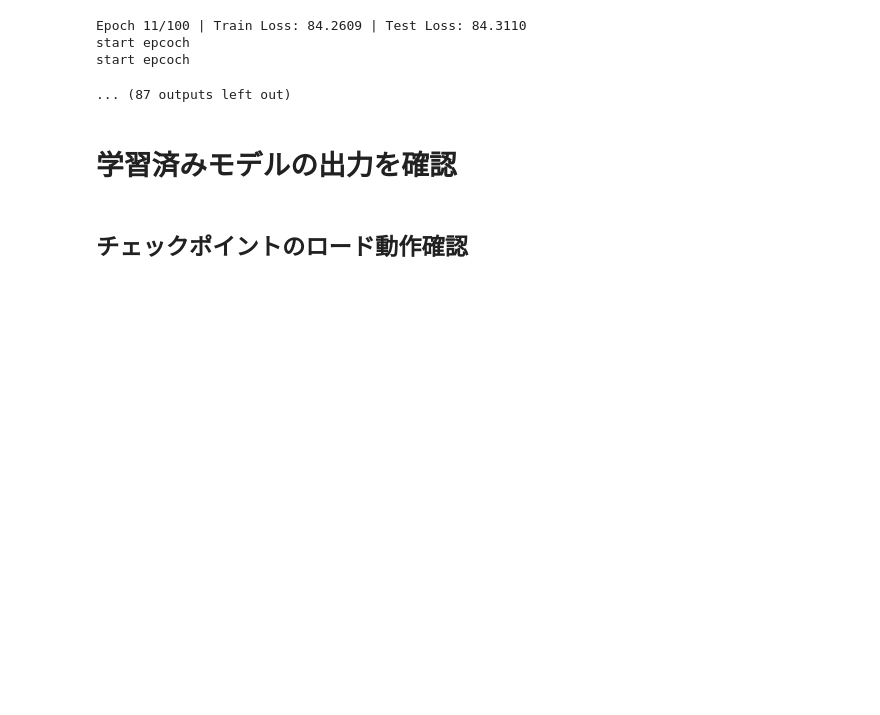
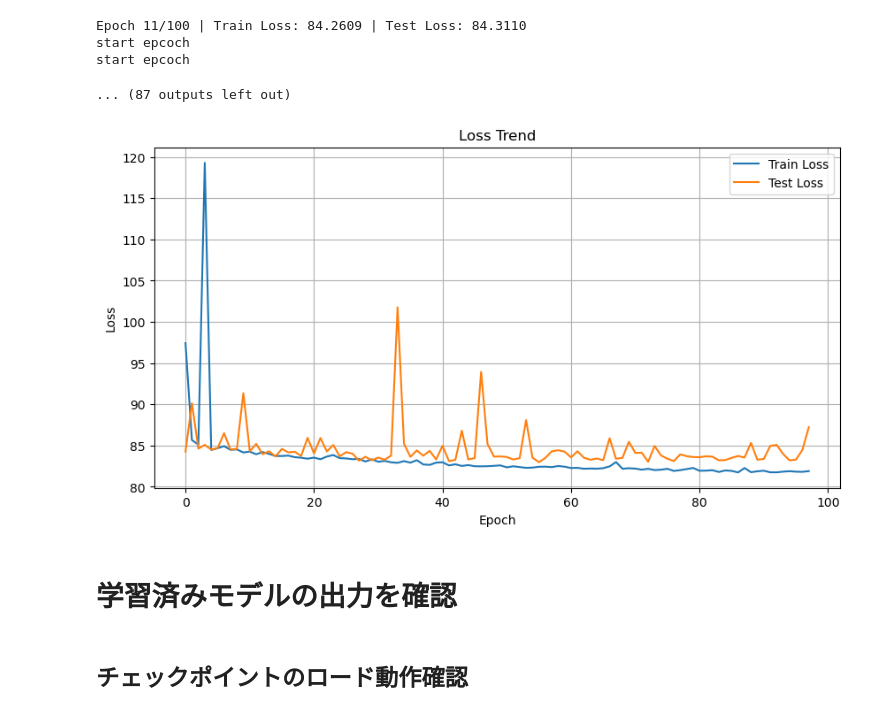
Before and after one commit to riku213/Craft_respect, a Jupyter notebook: .test/test_unet.ipynb, the cells around one changed output. Drawn from its saved outputs; the diff is of its cells as text; code cells hidden in the pictures; blank space fills up the shorter version.

```diff
--- a/.test/test_unet.ipynb
+++ b/.test/test_unet.ipynb
@@ -232,6 +232,51 @@ Epoch 11/100 | Train Loss: 84.2609 | Test Loss: 84.3110
 start epcoch
 start epcoch
 ... (87 outputs left out)
+# %%
+train_loss_history = [
+    97.4153, 85.6729, 85.0975, 119.2925, 84.4614, 84.6738, 84.9247, 84.4760,
+    84.5259, 84.1592, 84.2609, 83.9380, 84.2099, 83.9803, 83.7288, 83.7242,
+    83.7724, 83.5832, 83.5198, 83.3993, 83.5331, 83.3359, 83.6576, 83.8436,
+    83.4648, 83.4315, 83.3414, 83.3681, 83.0598, 83.3240, 83.0328, 83.1319,
+    82.9641, 82.9010, 83.1067, 82.9229, 83.2184, 82.7082, 82.6489, 82.9251,
+    82.9677, 82.5880, 82.7249, 82.5228, 82.6260, 82.4888, 82.4751, 82.4905,
+    82.5343, 82.5904, 82.3495, 82.4827, 82.3858, 82.2912, 82.3187, 82.4233,
+    82.4359, 82.3757, 82.5173, 82.4311, 82.2664, 82.2904, 82.1814, 82.2062,
+    82.1870, 82.2483, 82.4646, 82.9949, 82.1790, 82.2429, 82.1993, 82.0694,
+    82.1740, 82.0203, 82.0657, 82.1731, 81.9169, 82.0143, 82.1406, 82.2753,
+    81.9340, 81.9526, 82.0030, 81.7908, 81.9734, 81.9202, 81.7366, 82.2718,
+    81.7635, 81.8726, 81.9403, 81.7504, 81.7472, 81.8311, 81.8854, 81.8267,
+    81.8091, 81.8949
+]
+
+test_loss_history = [
+    84.2593, 90.1358, 84.6215, 85.0798, 84.5060, 84.6833, 86.5030, 84.5195,
+    84.5923, 91.3569, 84.3110, 85.1903, 83.9515, 84.3090, 83.6718, 84.5888,
+    84.1686, 84.2424, 83.7401, 85.9367, 84.0366, 85.9182, 84.2810, 85.0648,
+    83.6927, 84.1976, 84.0090, 83.1653, 83.6338, 83.2051, 83.5362, 83.2800,
+    83.7826, 101.7641, 85.2193, 83.6263, 84.4060, 83.7611, 84.3586, 83.3089,
+    84.9559, 83.1096, 83.2629, 86.8036, 83.3078, 83.4720, 93.9331, 85.1908,
+    83.6518, 83.6716, 83.6061, 83.3022, 83.4645, 88.0853, 83.5276, 82.9773,
+    83.4951, 84.2980, 84.4214, 84.2581, 83.5592, 84.3045, 83.5152, 83.2726,
+    83.4233, 83.2275, 85.8806, 83.3894, 83.5073, 85.4536, 84.1098, 84.1232,
+    83.0280, 84.9408, 83.7919, 83.3959, 83.1204, 83.9247, 83.7060, 83.6002,
+    83.5758, 83.6933, 83.6426, 83.2062, 83.2375, 83.5036, 83.7262, 83.5361,
+    85.3177, 83.2738, 83.3746, 84.9499, 85.0783, 83.9692, 83.1948, 83.2953,
+    84.4607, 87.2300
+]
+
+# --- 損失の推移をグラフで表示 ---
+plt.figure(figsize=(10, 5))
+plt.plot(train_loss_history, label="Train Loss")
+plt.plot(test_loss_history, label="Test Loss")
+plt.title("Loss Trend")
+plt.xlabel("Epoch")
+plt.ylabel("Loss")
+plt.legend()
+plt.grid(True)
+plt.show()
+# %% [output]
+[figure, added]
 # %% [markdown]
 # 学習済みモデルの出力を確認
 # %% [markdown]
```
Also changed, not shown: parts of 2 cells of this notebook.
